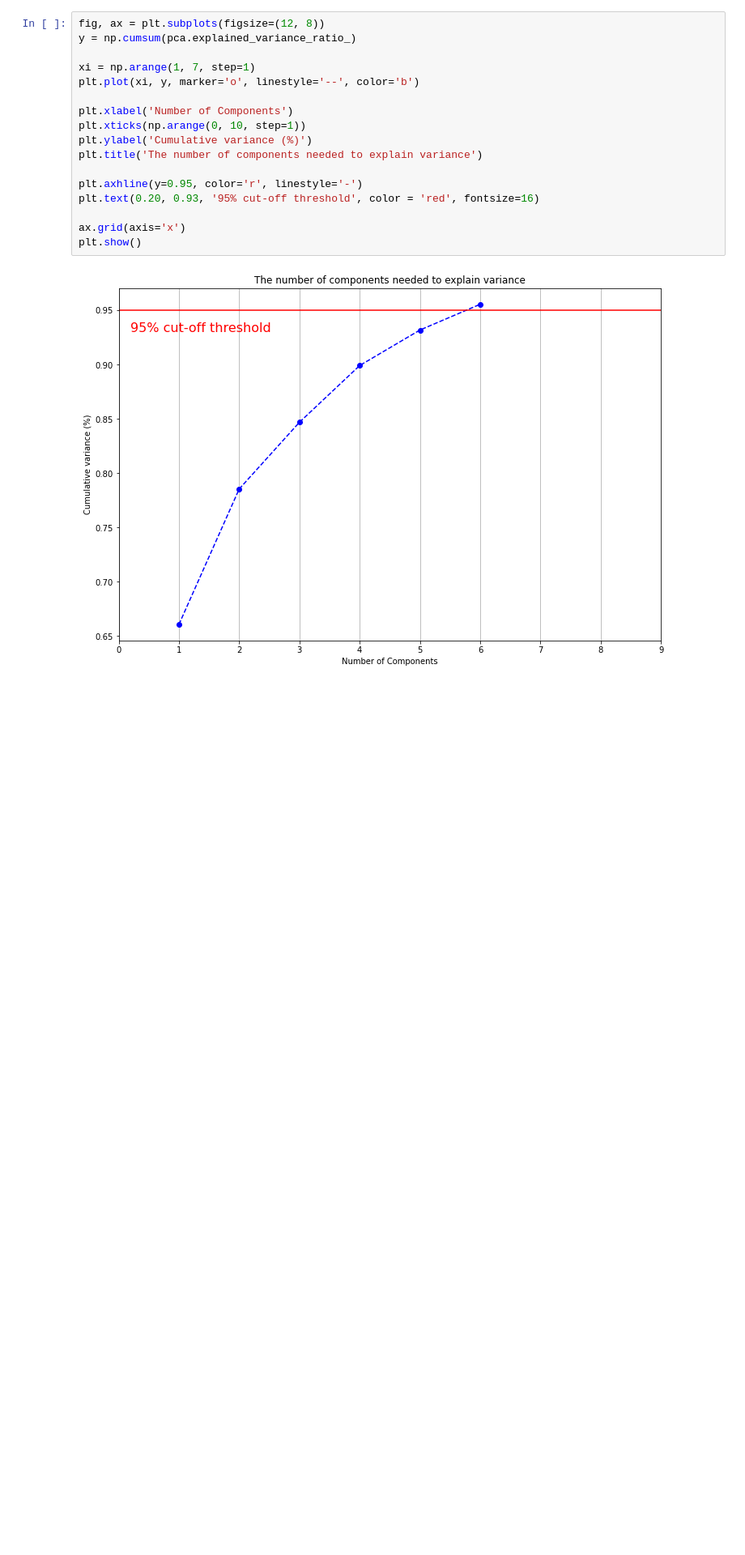
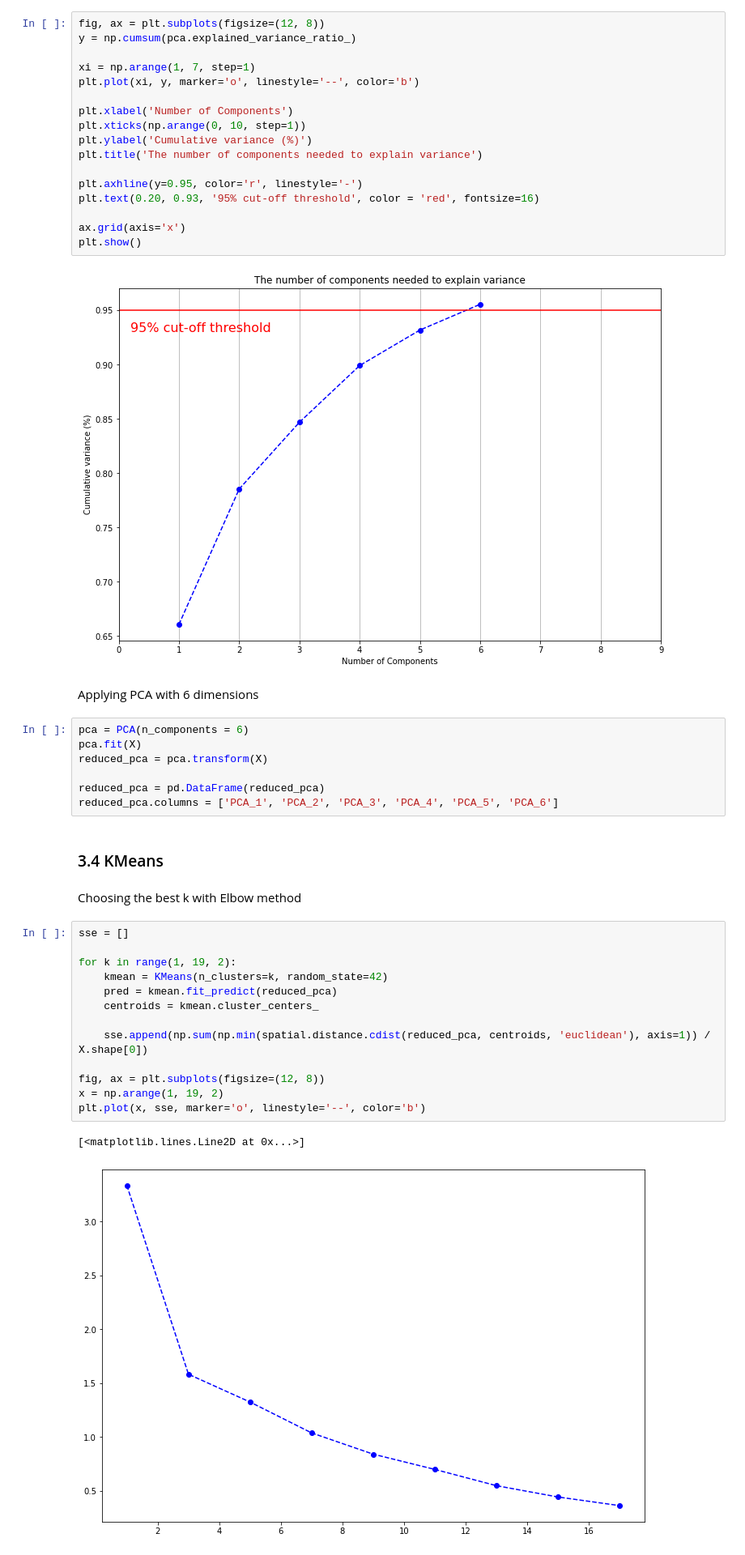
Before and after one commit to vineetver/Pose, a Jupyter notebook: Pose.ipynb, the cells around one changed output. Shown at 81% size. Cells and saved outputs as stored; diff of their text form; blank space fills up the shorter version.

Commit message:
Kmeans and PCA

```diff
--- a/Pose.ipynb
+++ b/Pose.ipynb
@@ -308,3 +319,32 @@ ax.grid(axis='x')
 plt.show()
 # %% [output]
 [figure]
+# %% [markdown]
+Applying PCA with 6 dimensions
+# %%
+pca = PCA(n_components = 6)
+pca.fit(X)
+reduced_pca = pca.transform(X)
+
+reduced_pca = pd.DataFrame(reduced_pca)
+reduced_pca.columns = ['PCA_1', 'PCA_2', 'PCA_3', 'PCA_4', 'PCA_5', 'PCA_6']
+# %% [markdown]
+### 3.4 KMeans
+# %% [markdown]
+Choosing the best k with Elbow method
+# %%
+sse = []
+
+for k in range(1, 19, 2):
+    kmean = KMeans(n_clusters=k, random_state=42)
+    pred = kmean.fit_predict(reduced_pca)
+    centroids = kmean.cluster_centers_
+
+    sse.append(np.sum(np.min(spatial.distance.cdist(reduced_pca, centroids, 'euclidean'), axis=1)) / X.shape[0])
+
+fig, ax = plt.subplots(figsize=(12, 8))
+x = np.arange(1, 19, 2)
+plt.plot(x, sse, marker='o', linestyle='--', color='b')
+# %% [output]
+[<matplotlib.lines.Line2D at 0x...>]
+[figure, added]
```
Also changed, not shown: parts of 9 cells of this notebook, 1 other file.
